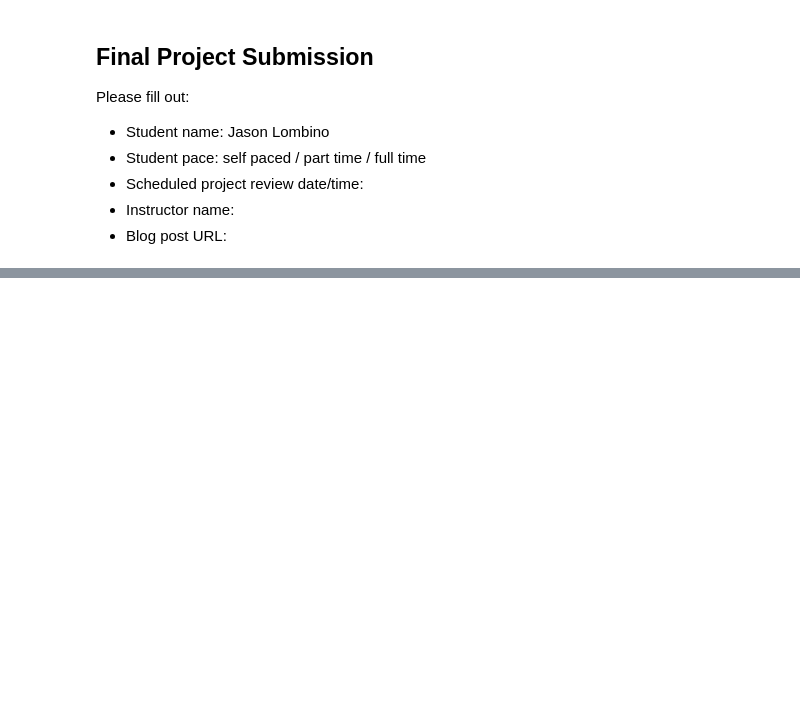
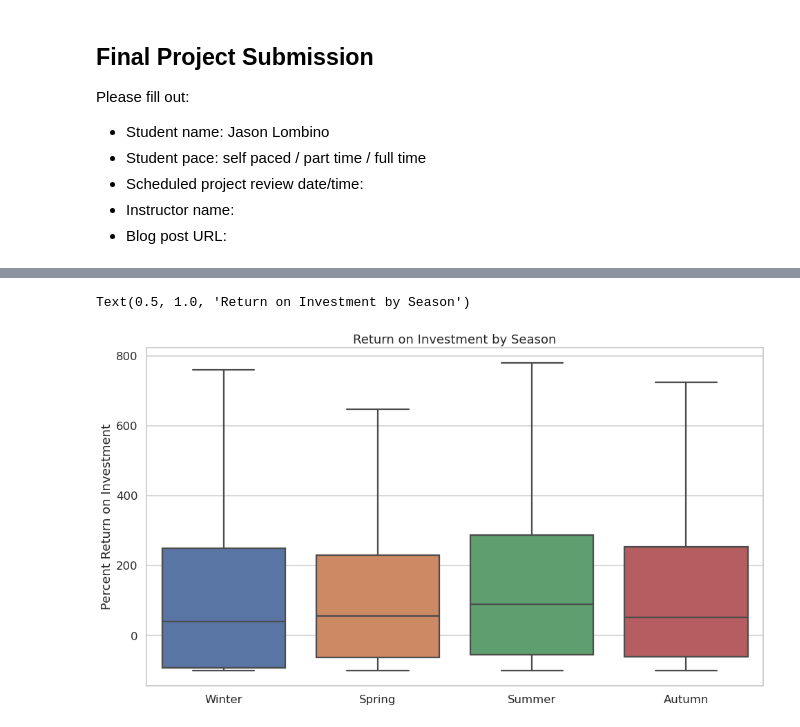
Before and after one commit to jlombino/dsc-phase-1-project, a Jupyter notebook: Jason's Work.ipynb, the cells around one changed output, grey strips where cells are left out. Cells and saved outputs as stored; diff of their text form; code cells hidden in the pictures; blank space fills up the shorter version.

```diff
--- a/Jason's Work.ipynb
+++ b/Jason's Work.ipynb
@@ -97,0 +109,11 @@ genre_plot_2.set_title('Top Movie Genres',fontsize=32);
+# %%
+seasons_in_order = ['Winter','Spring','Summer','Autumn']
+sns.set(rc={'figure.figsize':(16,9)})
+sns.set_theme(style='whitegrid',context='talk');
+season_plot = sns.boxplot(data = combined_financial,x='Season',y='roi_%_worldwide',showfliers = False, order = seasons_in_order)
+season_plot.set_ylabel('Percent Return on Investment');
+season_plot.set_xlabel(None);
+season_plot.set_title('Return on Investment by Season')
+# %% [output]
+Text(0.5, 1.0, 'Return on Investment by Season')
+[figure, added]
```
Also changed, not shown: parts of 7 cells of this notebook.
